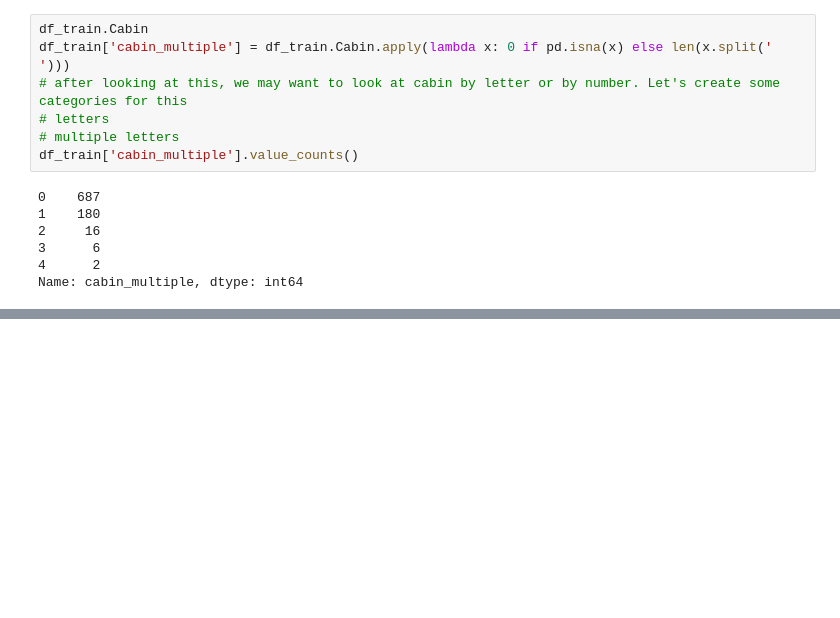
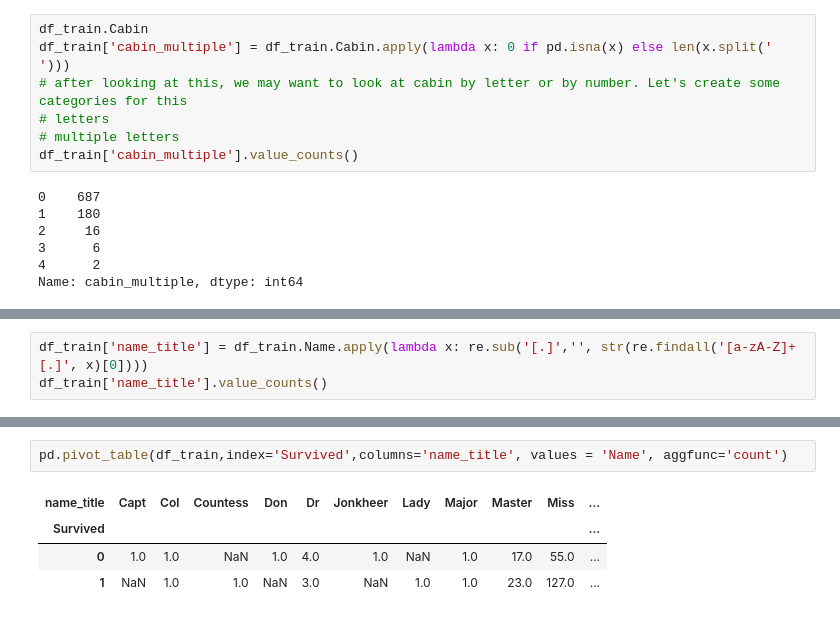
Before and after one commit to giovannipinna96/Titanic, a Jupyter notebook: Titanic_features_engineering.ipynb, the cells around one changed output, grey strips where cells are left out. Cells and saved outputs as stored; diff of their text form; blank space fills up the shorter version.

```diff
--- a/Titanic_features_engineering.ipynb
+++ b/Titanic_features_engineering.ipynb
@@ -26,0 +236,3 @@ Name: cabin_multiple, dtype: int64
+# %%
+df_train['name_title'] = df_train.Name.apply(lambda x: re.sub('[.]','', str(re.findall('[a-zA-Z]+[.]', x)[0])))
+df_train['name_title'].value_counts()
@@ -26,0 +258,7 @@ Name: cabin_multiple, dtype: int64
+# %%
+pd.pivot_table(df_train,index='Survived',columns='name_title', values = 'Name', aggfunc='count')
+# %% [output]
+| name_title | Capt | Col | Countess | Don | Dr | Jonkheer | Lady | Major | Master | Miss | ... |
+| Survived |  |  |  |  |  |  |  |  |  |  | ... |
+| 0 | 1.0 | 1.0 | NaN | 1.0 | 4.0 | 1.0 | NaN | 1.0 | 17.0 | 55.0 | ... |
+| 1 | NaN | 1.0 | 1.0 | NaN | 3.0 | NaN | 1.0 | 1.0 | 23.0 | 127.0 | ... |
```
Also changed, not shown: parts of 36 cells of this notebook.
